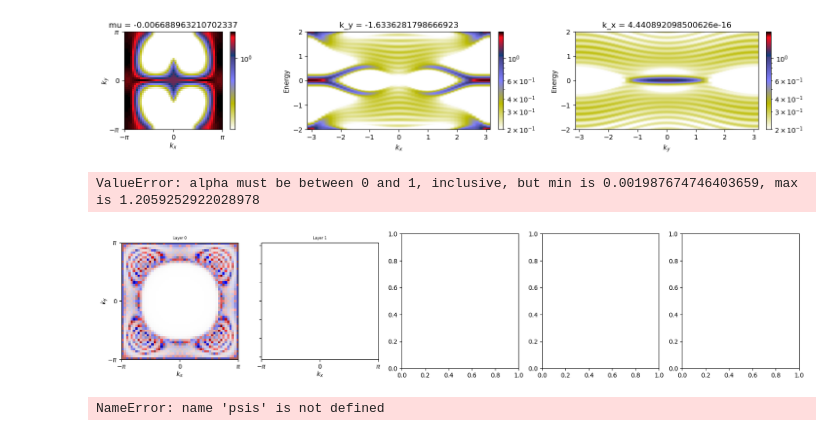
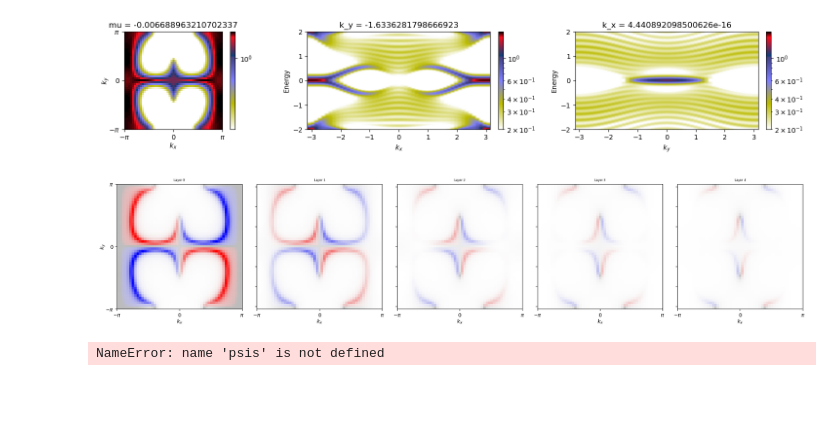
Before and after one commit to dpreuo/alter_surf, a Jupyter notebook: Weyl_CuMnAs.ipynb, the cells around one changed output. Cells and saved outputs as stored; diff of their text form; code cells hidden in the pictures; blank space fills up the shorter version.

```diff
--- a/Weyl_CuMnAs.ipynb
+++ b/Weyl_CuMnAs.ipynb
@@ -60,8 +57,8 @@ H = create_H_CuMnAs_slab(Hparam0)
 I pushed the Fermi energy a little bit down to see the Fermi surface of the 2 bands which merge to create the nodal line.
 # %%
 #Hparam0 = dict(t=0.4, tz=1, Delta0=0.6, Delta1=0.6,Delta3=0.6, mu=-0.05,V_layer_z=1, t2=0.15)
-#Hparam0 = dict(t=0.4, tz=1, Delta0=0.6, Delta1=0.6,Delta3=0.6, mu=0.1, lambda2=0.,lambda3=0.) #nodal line #mu=0.05
-Hparam0 = dict(t=0.4, tz=1, Delta0=0.6, Delta1=0.6,Delta3=0.6 ,mu=0.05, dtpp=0.2) #nice values for Weyl cones
+Hparam0 = dict(t=0.4, tz=1, Delta0=0.6, Delta1=0.6,Delta3=0.6, mu=0.02, lambda2=0.,lambda3=0.) #nodal line #mu=0.05
+#Hparam0 = dict(t=0.4, tz=1, Delta0=0.6, Delta1=0.6,Delta3=0.6 ,mu=0.05, dtpp=0.2) #nice values for Weyl cones
 #Hparam0 = dict(t=0.4, tz=1, Delta0=1.2,Delta1=0.5,Delta3=0.5,mu=0.,V_layer_z=1,t2=-0.3, dt2=0.) #Weyl cones, but mirror broken, at different energy
 
 
@@ -278,7 +275,7 @@ plt.tight_layout()
 Gamma = 0.1
 [figure]
 # %%
-mu = 0.
+mu = 0.1
 layers = np.linspace(0,H.param['len_z']-1,5,dtype=int)
 layers = [0,1,2,3,4]
 Gamma = 0.04#0.04#find_Gamma(es)
@@ -318,35 +315,34 @@ for ax,layer in zip(axs,layers):
 
 # for ax_column,layer in zip(axs.T,layers):
 #     #this we need to improve if we want to measure the last layer
 #     coloring_operator = H.suboperator.proj.dot(project_doublelayer(layer))*H.operator.spin #projected spin_operator
 
 #     #compute spin spectral density
 #     Os = exp_value_O(coloring_operator,psis) #.shape=(n,y,x)
 #     spectral_density_spin = np.sum(Os*Gamma/((es-mu)**2+Gamma**2),axis=0)/numb_z
 
 #     #compute spectral density
 #     Os = exp_value_O(H.suboperator.proj.dot(project_doublelayer(layer)),psis) #.shape=(n,y,x)
 #     spectral_density0 = np.sum(Os*Gamma/((es-mu)**2+Gamma**2),axis=0)/numb_z
 
 #     if layer == 0:
 #         vmax_spin = np.abs(spectral_density_spin).max()
 #         vmax0 = np.abs(spectral_density0).max()
 
 #     imT = plot_spectral_density(ax_column[0],spectral_density_spin,title_plot='Layer '+str(layer),show_ylabel=(layer==0),show_xlabel=False,vmax=vmax_spin,vmin=-vmax_spin)
 #     imB = plot_spectral_density(ax_column[1],spectral_density0,show_ylabel=(layer==0),show_xlabel=True,vmax=vmax0,vmin=1e-2,cmap='gist_stern_r')
 
 #     #colorbars for each plot
 #     plt.colorbar(imT,ax=ax_column[0],fraction=0.046,pad=0.04)
 #     plt.colorbar(imB,ax=ax_column[1],fraction=0.046,pad=0.04)
 
 
 # # plt.colorbar(imT,ax=axs[0,-1],fraction=0.046,pad=0.04)
 # # plt.colorbar(imB,ax=axs[1,-1],fraction=0.046,pad=0.04)
 
 plt.tight_layout()
 # %% [output]
-ValueError: alpha must be between 0 and 1, inclusive, but min is 0.001987674746403659, max is 1.2059252922028978
-[figure, old version]
+[figure, new version]
 # %%
 ## creating the spectral density data
 
```
Also changed, not shown: parts of 6 cells of this notebook, 5 other files.
